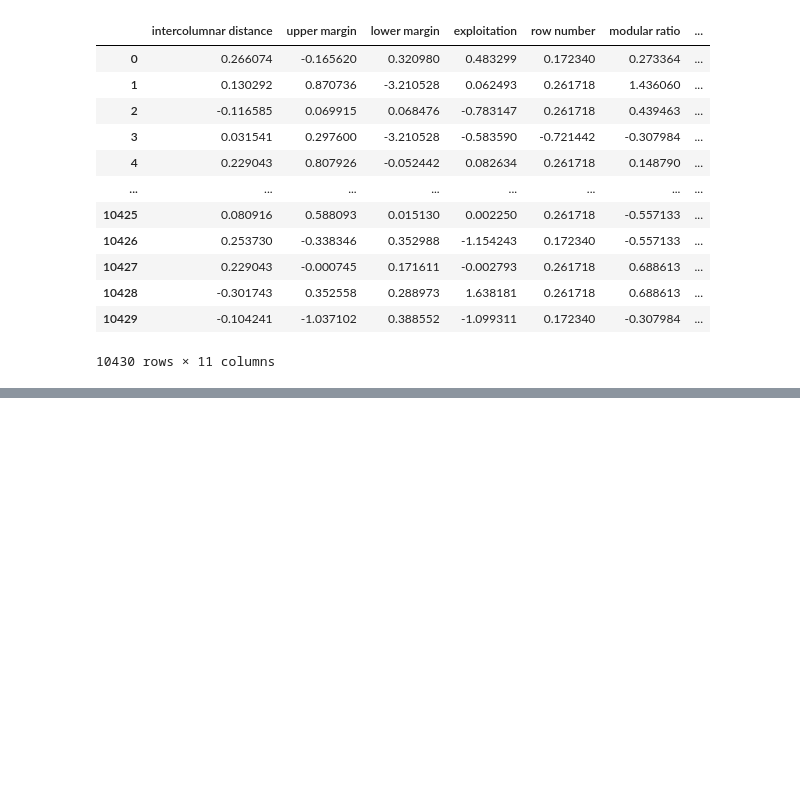
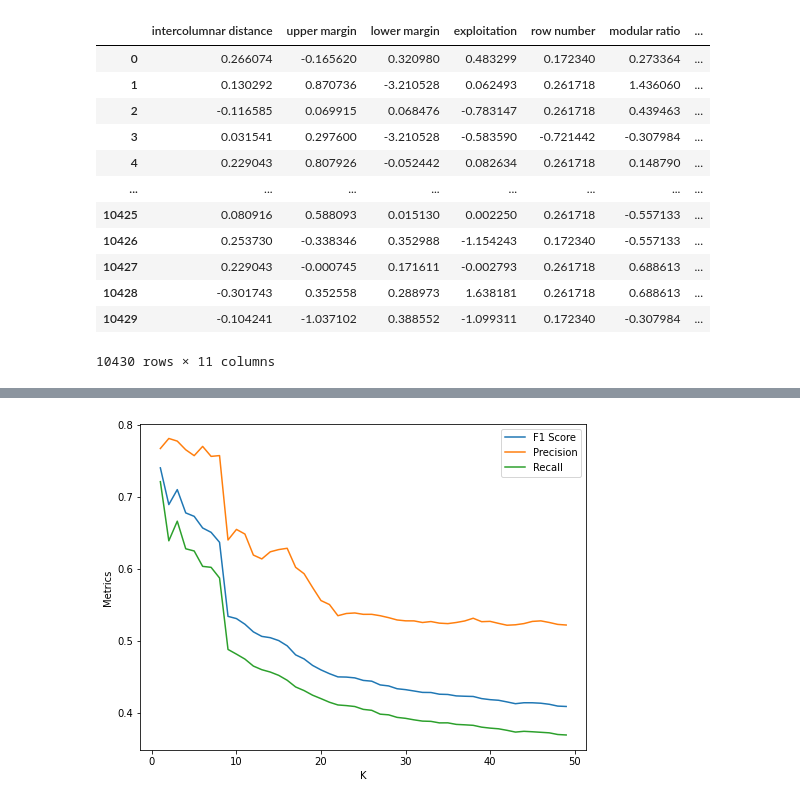
Before and after one commit to bruhenri12/Projeto-AM-2022-2, a Jupyter notebook: codigos/ProjetoAM-kNN.ipynb, the cells around one changed output, grey strips where cells are left out. Saved outputs shown, nothing was run; the diff lists cells and outputs as text; code cells hidden in the pictures; blank space fills up the shorter version.

```diff
--- a/codigos/ProjetoAM-kNN.ipynb
+++ b/codigos/ProjetoAM-kNN.ipynb
@@ -30,0 +59,9 @@ avila
+# %%
+X_train = avila.drop('Class',axis=1).to_numpy()
+y_train = avila['Class'].to_numpy()
+
+X_test = avila_test.drop('Class',axis=1).to_numpy()
+y_test = avila_test['Class'].to_numpy()
+
+print('Train: ',X_train.shape, y_train.shape)
+print('Test:  ',X_test.shape,  y_test.shape)
@@ -30,0 +71,5 @@ avila
+# %%
+from sklearn.neighbors import KNeighborsClassifier
+
+model_knn = KNeighborsClassifier(n_neighbors=3)
+model_knn.fit(X_train,y_train)
@@ -30,0 +91,17 @@ avila
+# %%
+k_values = range(1,50)
+scores = ['precision_macro','recall_macro','f1_macro']
+# %%
+from sklearn.model_selection import GridSearchCV
+
+gs = GridSearchCV(
+    KNeighborsClassifier(),
+    param_grid={'n_neighbors': k_values},
+    scoring=scores,
+    n_jobs=-1,
+    refit=False,
+    return_train_score=True,
+    cv=5
+)
+
+gs.fit(X_train,y_train)
@@ -30,0 +139,16 @@ avila
+# %%
+from matplotlib import pyplot as plt
+
+fig,ax = plt.subplots(figsize=(8,6))
+
+ax.set_xlabel('K')
+ax.set_ylabel('Metrics')
+
+ax.plot(k_values, gs.cv_results_['mean_test_f1_macro'], label='F1 Score')
+ax.plot(k_values, gs.cv_results_['mean_test_precision_macro'], label='Precision',)
+ax.plot(k_values, gs.cv_results_['mean_test_recall_macro'], label='Recall',)
+
+ax.legend()
+plt.show()
+# %% [output]
+[figure, added]
```
Also changed, not shown: parts of 20 cells of this notebook, 1 other file.
